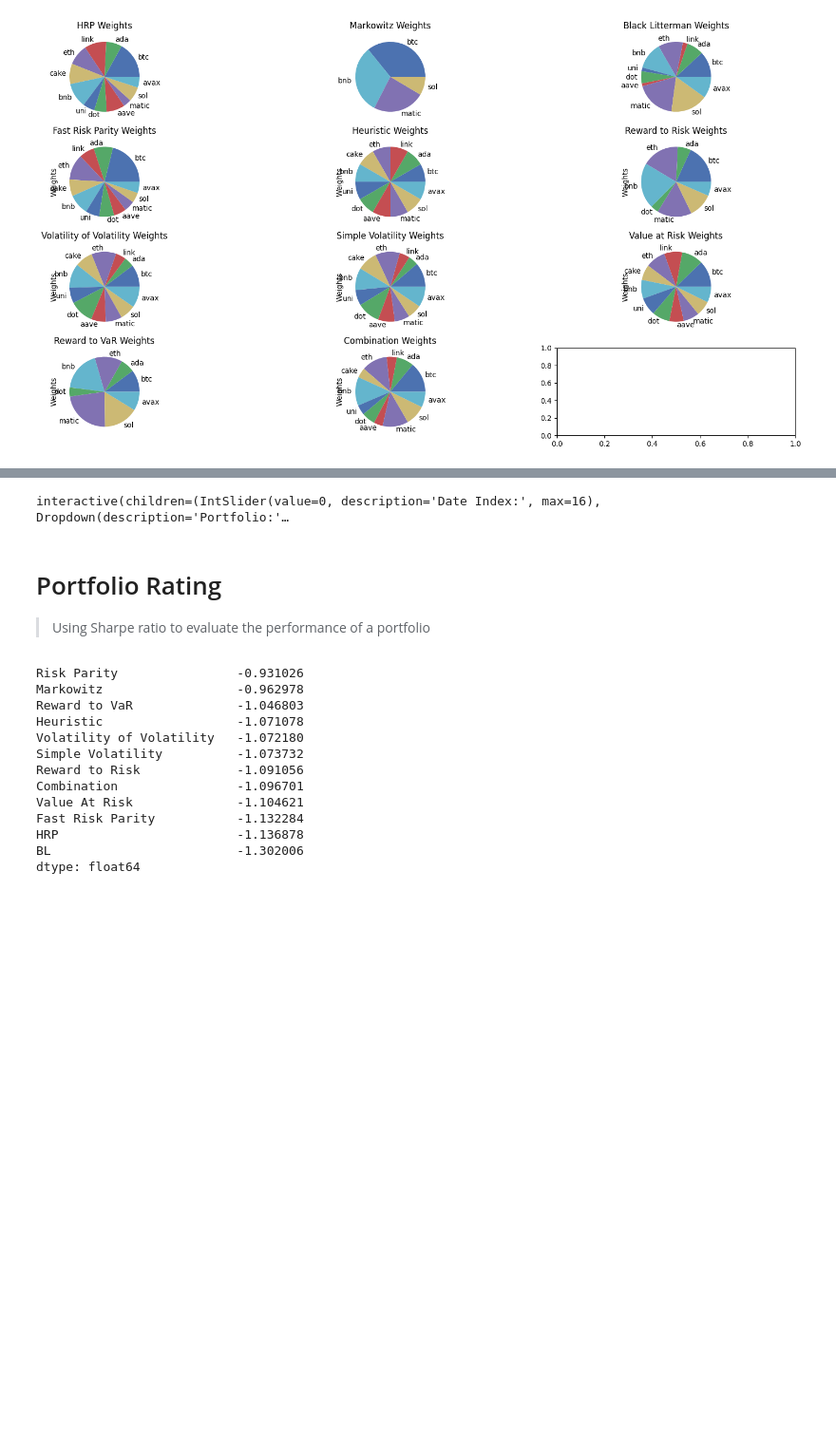
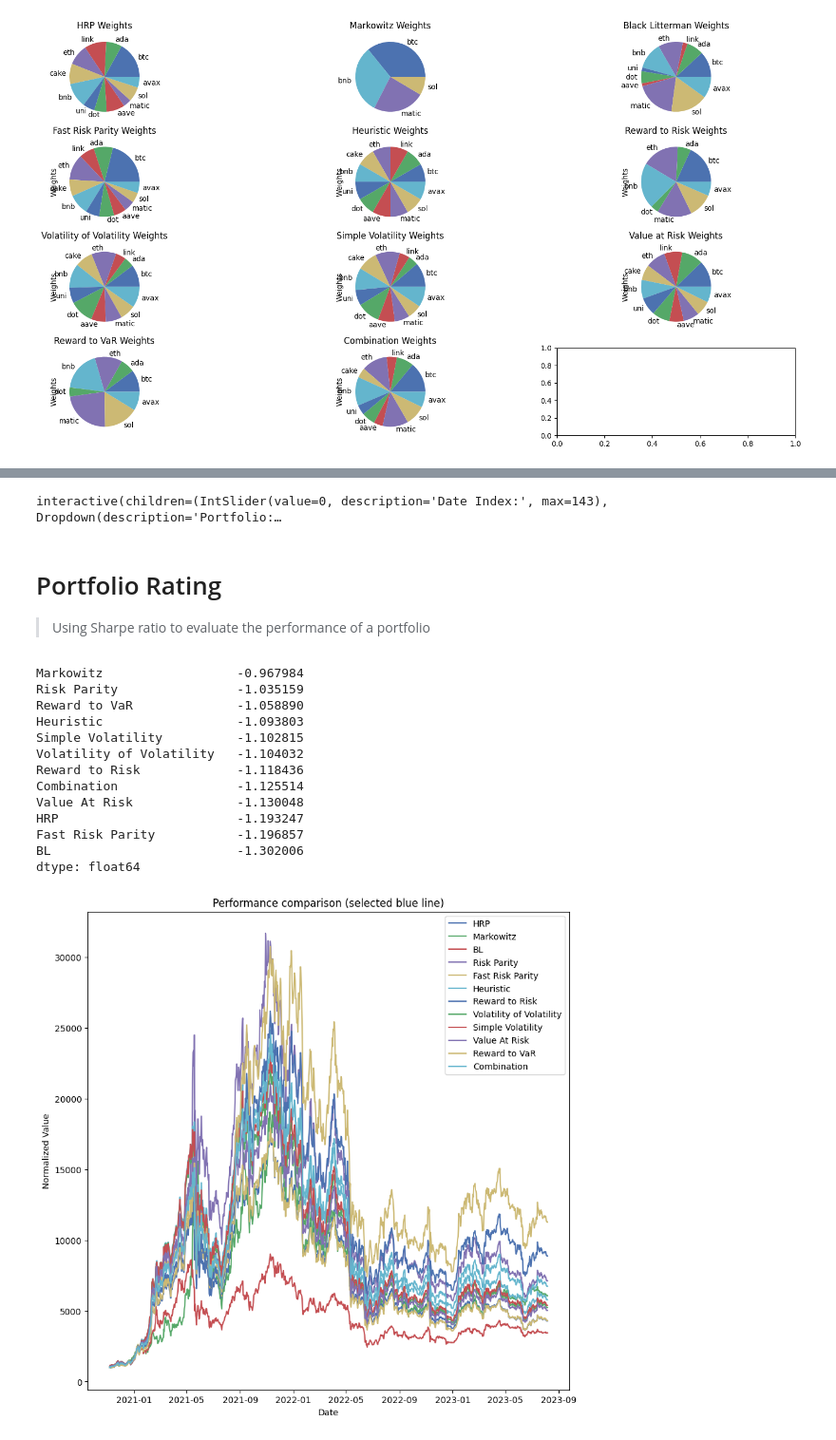
Before and after one commit to arguiot/portfolio, a Jupyter notebook: portfolio.ipynb, the cells around one changed output, grey strips where cells are left out. Shown at 95% size. Saved outputs shown, nothing was run; the diff lists cells and outputs as text; code cells hidden in the pictures; blank space fills up the shorter version.

```diff
--- a/portfolio.ipynb
+++ b/portfolio.ipynb
@@ -304,7 +304,7 @@ backtest = Backtest(
     },
     start_date=start_date_portfolio,
     end_date=df.index[-1],
-    rebalance_frequency="2M",
+    rebalance_frequency="1W",
     data=df,
     mcaps=mcaps,
 )
@@ -452,7 +452,7 @@ pf_index = widgets.Dropdown(
 # link the date_slider to the update function
 widgets.interactive(update, rebalance_date_index=date_slider, main_portfolio=pf_index)
 # %% [output]
-interactive(children=(IntSlider(value=0, description='Date Index:', max=16), Dropdown(description='Portfolio:'…
+interactive(children=(IntSlider(value=0, description='Date Index:', max=143), Dropdown(description='Portfolio:…
 # %% [markdown]
 # Portfolio Rating
 > Using Sharpe ratio to evaluate the performance of a portfolio
@@ -474,16 +474,32 @@ ranked_assets = sharpe_ratios.sort_values(ascending=False)
 
 ranked_assets
 # %% [output]
-Risk Parity                -0.931026
-Markowitz                  -0.962978
-Reward to VaR              -1.046803
-Heuristic                  -1.071078
-Volatility of Volatility   -1.072180
-Simple Volatility          -1.073732
-Reward to Risk             -1.091056
-Combination                -1.096701
-Value At Risk              -1.104621
-Fast Risk Parity           -1.132284
-HRP                        -1.136878
+Markowitz                  -0.967984
+Risk Parity                -1.035159
+Reward to VaR              -1.058890
+Heuristic                  -1.093803
+Simple Volatility          -1.102815
+Volatility of Volatility   -1.104032
+Reward to Risk             -1.118436
+Combination                -1.125514
+Value At Risk              -1.130048
+HRP                        -1.193247
+Fast Risk Parity           -1.196857
 BL                         -1.302006
 dtype: float64
+# %%
+fig = plt.figure(figsize=(10, 10))
+
+ax1 = fig.add_subplot(111, ylabel="Portfolio value in $")
+
+# plot portfolio values on ax1
+portfolio_names = list(p.name for p in perfs)
+ax1.plot(portfolio_normalized.index, portfolio_normalized, label=portfolio_names)
+ax1.set_xlabel("Date")
+ax1.set_ylabel("Normalized Value")
+ax1.legend()
+ax1.set_title("Performance comparison (selected blue line)")
+# Save as PDF
+plt.savefig(f"./out/{backtest.rebalance_frequency}/portfolio_value.pdf", bbox_inches="tight")
+# %% [output]
+[figure, added]
```
Also changed, not shown: parts of 4 cells of this notebook, 6 other files.
